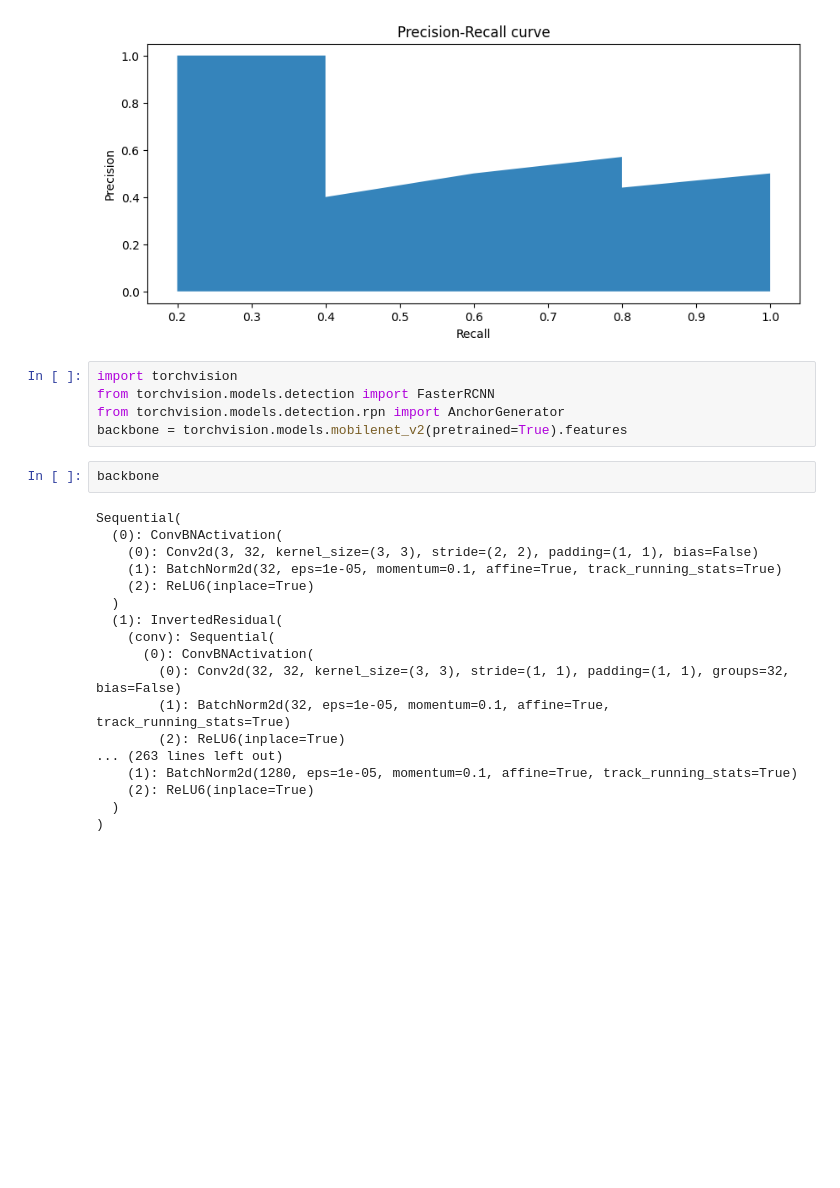
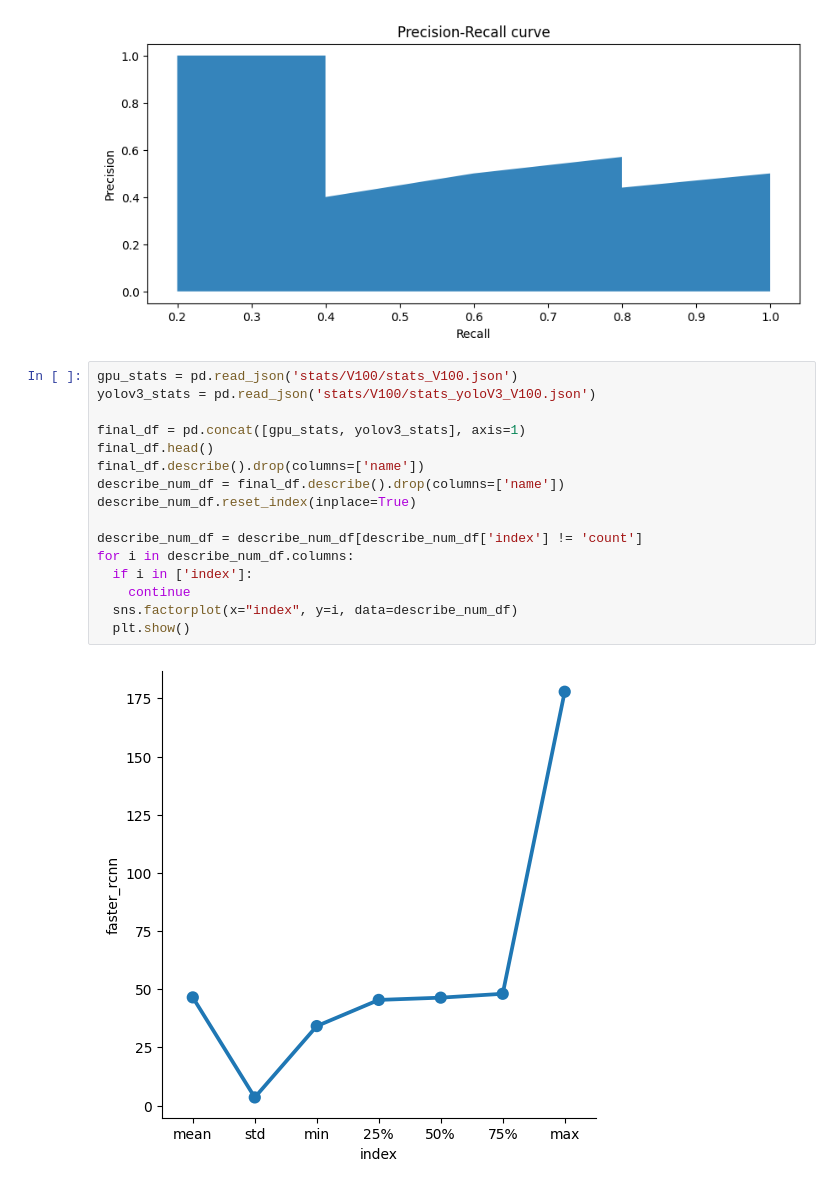
Before and after one commit to cekicbaris/DeepLearningForObjectDetection, a Jupyter notebook: notebook.ipynb, the cells around one changed output. Saved outputs shown, nothing was run; the diff lists cells and outputs as text; blank space fills up the shorter version.

```diff
--- a/notebook.ipynb
+++ b/notebook.ipynb
@@ -27,28 +29,21 @@ def plot_static_precision_recall_curve(fpr, tpr):
 plot_static_precision_recall_curve(dataset['Recall'], dataset['Precision'])
 # %% [output]
 [figure]
-# %%
-import torchvision
-from torchvision.models.detection import FasterRCNN
-from torchvision.models.detection.rpn import AnchorGenerator
-backbone = torchvision.models.mobilenet_v2(pretrained=True).features
-# %%
-backbone
-# %% [output]
-Sequential(
-  (0): ConvBNActivation(
-    (0): Conv2d(3, 32, kernel_size=(3, 3), stride=(2, 2), padding=(1, 1), bias=False)
-    (1): BatchNorm2d(32, eps=1e-05, momentum=0.1, affine=True, track_running_stats=True)
-    (2): ReLU6(inplace=True)
-  )
-  (1): InvertedResidual(
-    (conv): Sequential(
-      (0): ConvBNActivation(
-        (0): Conv2d(32, 32, kernel_size=(3, 3), stride=(1, 1), padding=(1, 1), groups=32, bias=False)
-        (1): BatchNorm2d(32, eps=1e-05, momentum=0.1, affine=True, track_running_stats=True)
-        (2): ReLU6(inplace=True)
-... (263 lines left out)
-    (1): BatchNorm2d(1280, eps=1e-05, momentum=0.1, affine=True, track_running_stats=True)
-    (2): ReLU6(inplace=True)
-  )
-)
+# %%
+gpu_stats = pd.read_json('stats/V100/stats_V100.json')
+yolov3_stats = pd.read_json('stats/V100/stats_yoloV3_V100.json')
+
+final_df = pd.concat([gpu_stats, yolov3_stats], axis=1)
+final_df.head()
+final_df.describe().drop(columns=['name'])
+describe_num_df = final_df.describe().drop(columns=['name'])
+describe_num_df.reset_index(inplace=True)
+
+describe_num_df = describe_num_df[describe_num_df['index'] != 'count']
+for i in describe_num_df.columns:
+  if i in ['index']:
+    continue
+  sns.factorplot(x="index", y=i, data=describe_num_df)
+  plt.show()
+# %% [output]
+[figure, added]
```
Also changed, not shown: parts of 5 cells of this notebook, 35 other files.
